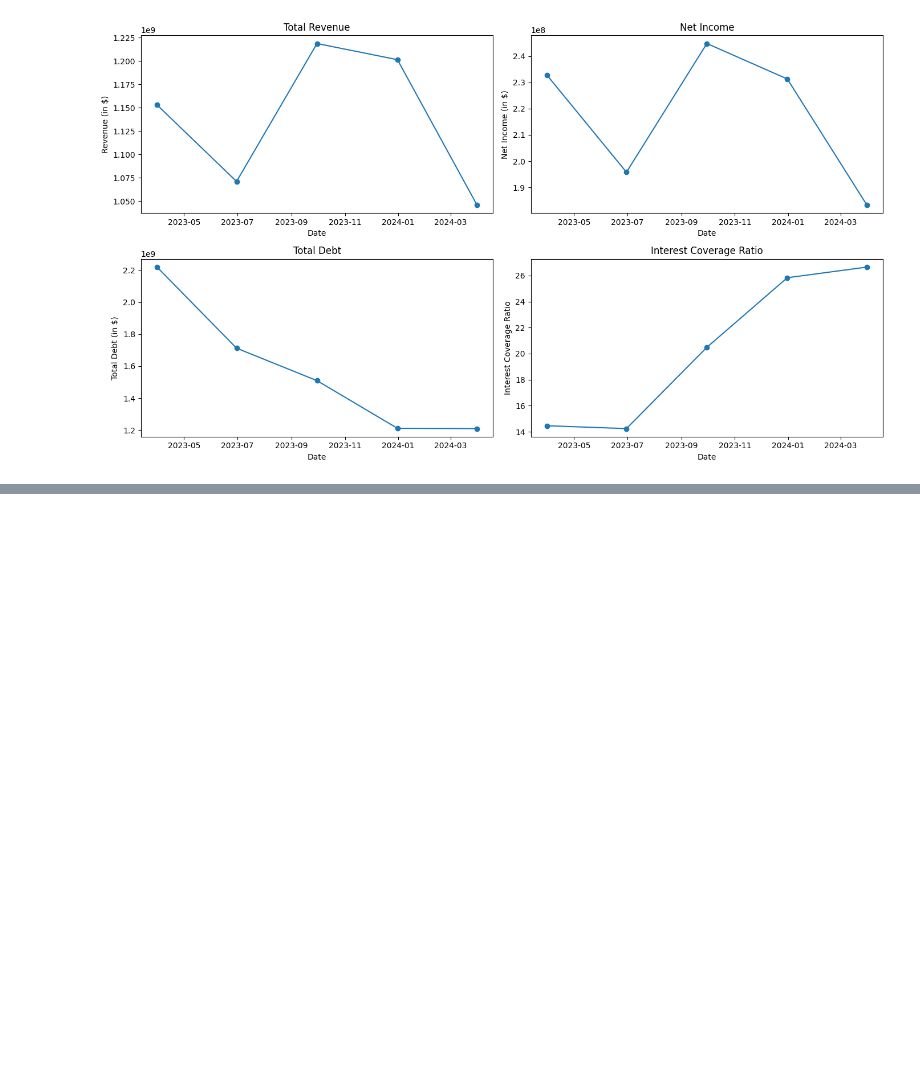
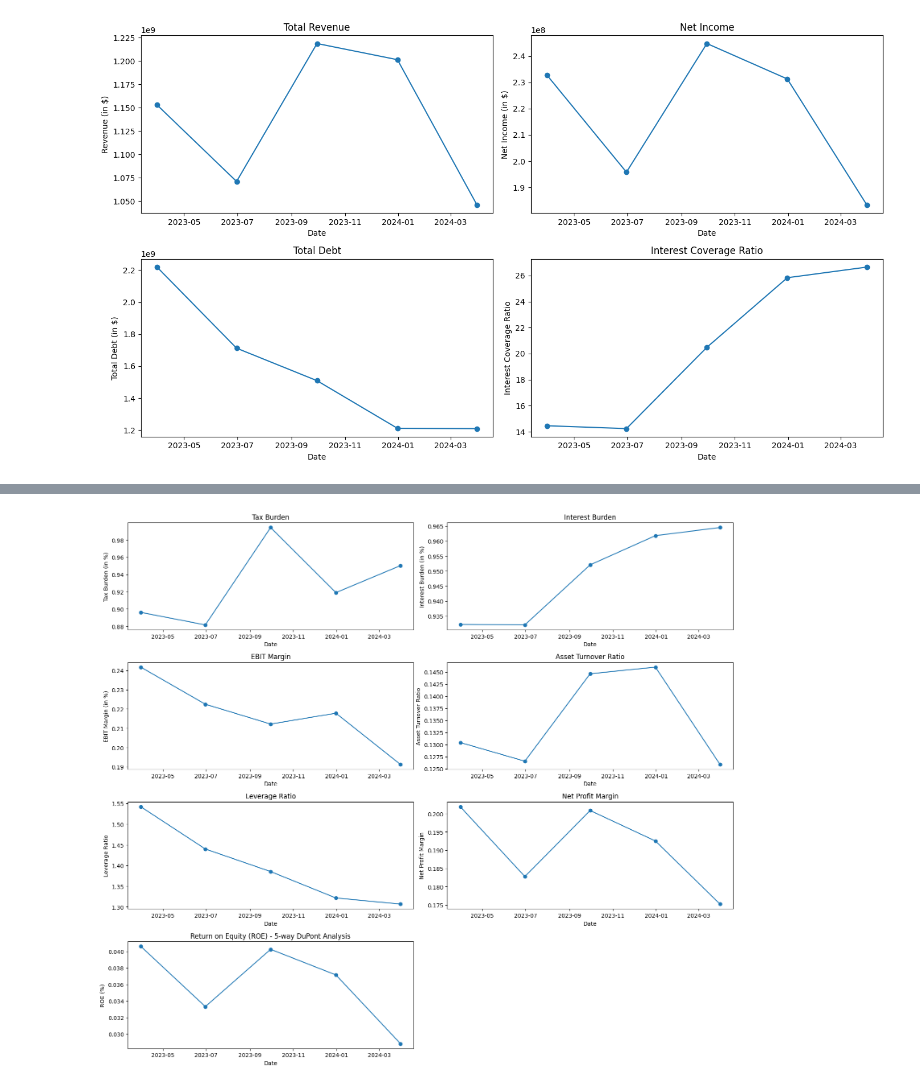
Before and after one commit to thestockman27/Credit-Project, a Jupyter notebook: Credit Model.ipynb, the cells around one changed output, grey strips where cells are left out. Saved outputs shown, nothing was run; the diff lists cells and outputs as text; code cells hidden in the pictures; blank space fills up the shorter version.

```diff
--- a/Credit Model.ipynb
+++ b/Credit Model.ipynb
@@ -418,0 +421,79 @@ plt.show()
+# %%
+# Extract relevant data
+revenue = quarterly_financials.loc['Total Revenue'][:5]
+net_income = quarterly_financials.loc['Net Income'][:5]
+total_debt = quarterly_balance_sheet.loc['Total Debt'][:5]
+interest_expense = quarterly_financials.loc['Interest Expense'][:5]
+operating_income = quarterly_financials.loc['EBIT'][:5]
+shareholders_equity = quarterly_balance_sheet.loc['Stockholders Equity'][:5]
+total_assets = quarterly_balance_sheet.loc['Total Assets'][:5]
+ebit = operating_income
+ebt = ebit - interest_expense
+
+# Calculate components for 5-way DuPont analysis
+tax_burden = net_income / ebt
+interest_burden = ebt / ebit
+ebit_margin = ebit / revenue
+net_profit_margin = tax_burden * interest_burden * ebit_margin
+asset_turnover = revenue / total_assets
+financial_leverage = total_assets / shareholders_equity
+
+# Calculate Return on Equity (ROE) using 5-way DuPont Analysis
+roe_5way = tax_burden * interest_burden * ebit_margin * asset_turnover * financial_leverage
+
+# Plotting the historical trend of these metrics
+plt.figure(figsize=(16, 14))
+
+# Plot tax_burden
+plt.subplot(4, 2, 1)
+plt.plot(tax_burden.index, tax_burden.values, marker='o')
+plt.title('Tax Burden')
+plt.xlabel('Date')
+plt.ylabel('Tax Burden (in %)')
+
+# Plot Interest Burden
+plt.subplot(4, 2, 2)
+plt.plot(interest_burden.index, interest_burden.values, marker='o')
+plt.title('Interest Burden')
+plt.xlabel('Date')
+plt.ylabel('Interest Burden (in %)')
+
+# Plot ebit_margin
+plt.subplot(4, 2, 3)
+plt.plot(ebit_margin.index, ebit_margin.values, marker='o')
+plt.title('EBIT Margin')
+plt.xlabel('Date')
+plt.ylabel('EBIT Margin (in %)')
+
+# Plot asset_turnover Ratio
+plt.subplot(4, 2, 4)
+plt.plot(asset_turnover.index, asset_turnover.values, marker='o')
+plt.title('Asset Turnover Ratio')
+plt.xlabel('Date')
+plt.ylabel('Asset Turnover Ratio')
+
+# Plot Leverage Ratio
+plt.subplot(4, 2, 5)
+plt.plot(financial_leverage.index, financial_leverage.values, marker='o')
+plt.title('Leverage Ratio')
+plt.xlabel('Date')
+plt.ylabel('Leverage Ratio')
+
+# Plot Net Profit Margin
+plt.subplot(4, 2, 6)
+plt.plot(net_profit_margin.index, net_profit_margin.values, marker='o')
+plt.title('Net Profit Margin')
+plt.xlabel('Date')
+plt.ylabel('Net Profit Margin')
+
+# Plot Return on Equity (ROE) using 5-way DuPont Analysis
+plt.subplot(4, 2, 7)
+plt.plot(roe_5way.index, roe_5way.values, marker='o')
+plt.title('Return on Equity (ROE) - 5-way DuPont Analysis')
+plt.xlabel('Date')
+plt.ylabel('ROE (%)')
+
+plt.tight_layout()
+plt.show()
+# %% [output]
+[figure, added]
```
Also changed, not shown: parts of 8 cells of this notebook.
